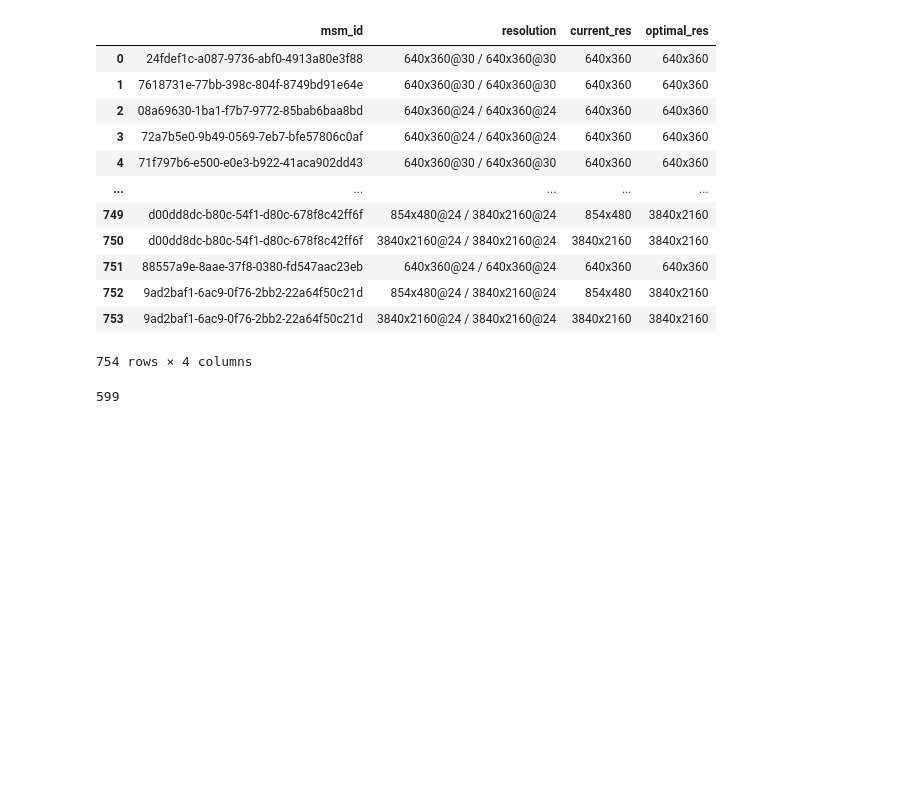
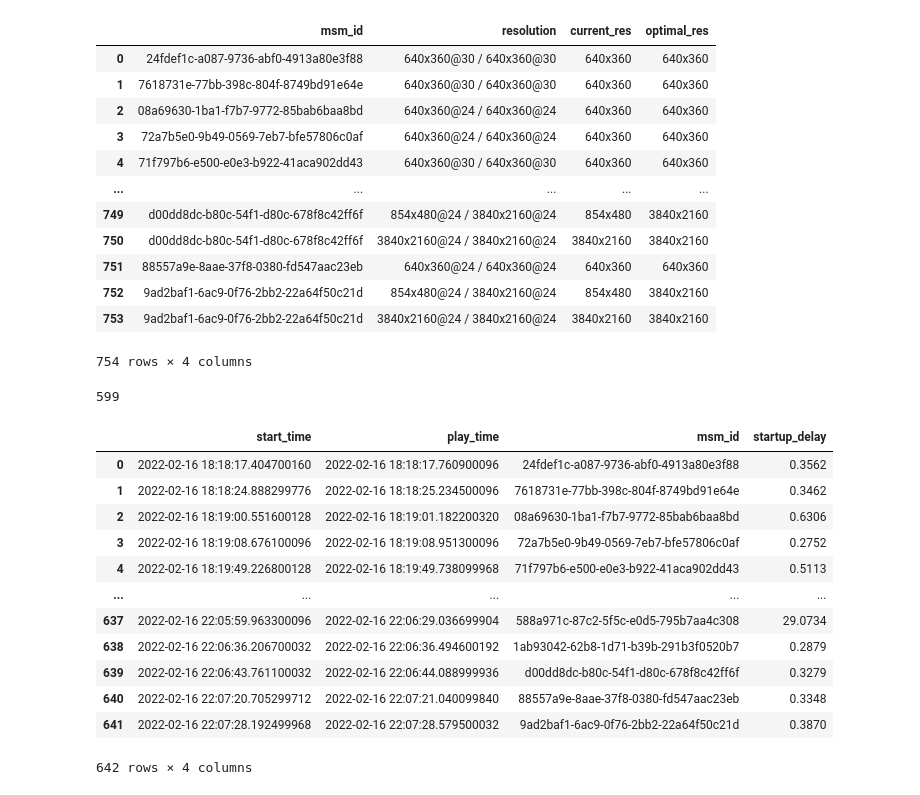
Before and after one commit to justus237/dns-analysis, a Jupyter notebook: youtube-video-quality-test.ipynb, the cells around one changed output. Saved outputs shown, nothing was run; the diff lists cells and outputs as text; code cells hidden in the pictures; blank space fills up the shorter version.

```diff
--- a/youtube-video-quality-test.ipynb
+++ b/youtube-video-quality-test.ipynb
@@ -170,7 +170,7 @@ df_suggested_quality['player_dimensions'] = pd.Categorical(df_suggested_quality[
 df_suggested_quality['suggested_quality'] = pd.Categorical(df_suggested_quality['suggested_quality'],
             ['auto', 'tiny', 'small', 'medium', 'large', 'hd720', 'hd1080', 'highres', 'hd1440', 'hd2160'])
 # %%
-pd.set_option('display.max_rows', 500)
+pd.set_option('display.max_rows', 100)
 # %%
 df_suggested_quality.sort_values(['player_dimensions', 'suggested_quality'])
 # %% [output]
@@ -244,3 +244,19 @@ df_nerd_stats_resolutions
 df_nerd_stats_resolutions[df_nerd_stats_resolutions.current_res == df_nerd_stats_resolutions.optimal_res].msm_id.nunique()
 # %% [output]
 599
+# %%
+df_start_time
+# %% [output]
+|  | start_time | play_time | msm_id | startup_delay |
+| 0 | 2022-02-16 18:18:17.404700160 | 2022-02-16 18:18:17.760900096 | 24fdef1c-a087-9736-abf0-4913a80e3f88 | 0.3562 |
+| 1 | 2022-02-16 18:18:24.888299776 | 2022-02-16 18:18:25.234500096 | 7618731e-77bb-398c-804f-8749bd91e64e | 0.3462 |
+| 2 | 2022-02-16 18:19:00.551600128 | 2022-02-16 18:19:01.182200320 | 08a69630-1ba1-f7b7-9772-85bab6baa8bd | 0.6306 |
+| 3 | 2022-02-16 18:19:08.676100096 | 2022-02-16 18:19:08.951300096 | 72a7b5e0-9b49-0569-7eb7-bfe57806c0af | 0.2752 |
+| 4 | 2022-02-16 18:19:49.226800128 | 2022-02-16 18:19:49.738099968 | 71f797b6-e500-e0e3-b922-41aca902dd43 | 0.5113 |
+| ... | ... | ... | ... | ... |
+| 637 | 2022-02-16 22:05:59.963300096 | 2022-02-16 22:06:29.036699904 | 588a971c-87c2-5f5c-e0d5-795b7aa4c308 | 29.0734 |
+| 638 | 2022-02-16 22:06:36.206700032 | 2022-02-16 22:06:36.494600192 | 1ab93042-62b8-1d71-b39b-291b3f0520b7 | 0.2879 |
+| 639 | 2022-02-16 22:06:43.761100032 | 2022-02-16 22:06:44.088999936 | d00dd8dc-b80c-54f1-d80c-678f8c42ff6f | 0.3279 |
+| 640 | 2022-02-16 22:07:20.705299712 | 2022-02-16 22:07:21.040099840 | 88557a9e-8aae-37f8-0380-fd547aac23eb | 0.3348 |
+| 641 | 2022-02-16 22:07:28.192499968 | 2022-02-16 22:07:28.579500032 | 9ad2baf1-6ac9-0f76-2bb2-22a64f50c21d | 0.3870 |
+642 rows × 4 columns
```
Also changed, not shown: parts of 5 cells of this notebook.
